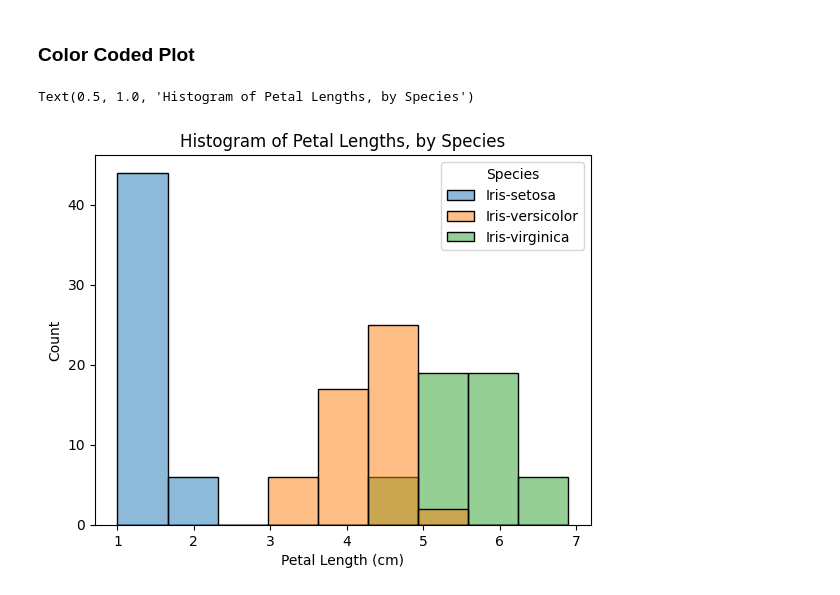
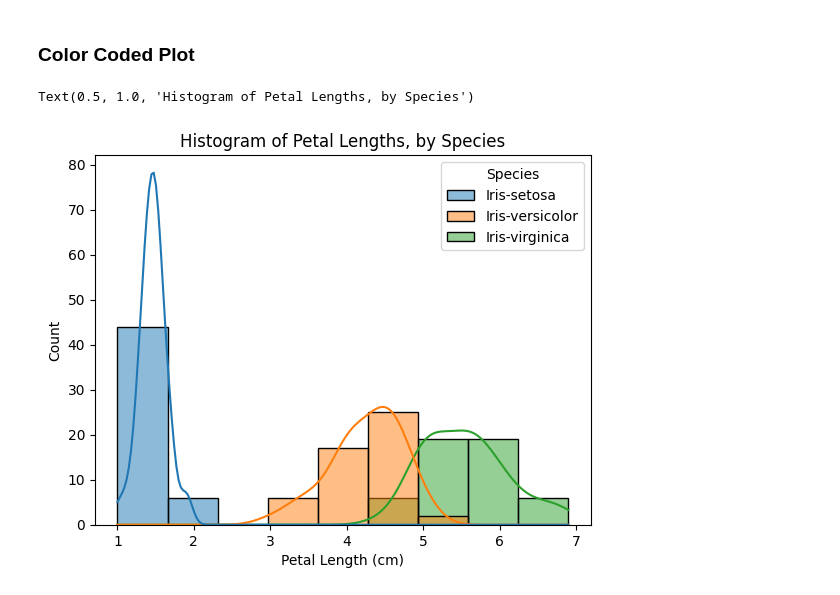
Before and after one commit to codekunoichi/learning-datascience, a Jupyter notebook: data_visualization/learning_data_visualization.ipynb, the cells around one changed output. Saved outputs shown, nothing was run; the diff lists cells and outputs as text; code cells hidden in the pictures.

Commit message:
Add kernel density estimate line graph over the histogram

```diff
--- a/data_visualization/learning_data_visualization.ipynb
+++ b/data_visualization/learning_data_visualization.ipynb
@@ -316,8 +316,8 @@ sns.kdeplot(data=iris_data['Petal Length (cm)'], fill=True)
 # %% [markdown]
 ### Color Coded Plot
 # %%
-sns.histplot(data=iris_data, x='Petal Length (cm)', hue='Species')
+sns.histplot(data=iris_data, x='Petal Length (cm)', hue='Species', kde=True)
 plt.title("Histogram of Petal Lengths, by Species")
 # %% [output]
 Text(0.5, 1.0, 'Histogram of Petal Lengths, by Species')
-[figure, old version]
+[figure, new version]
```
